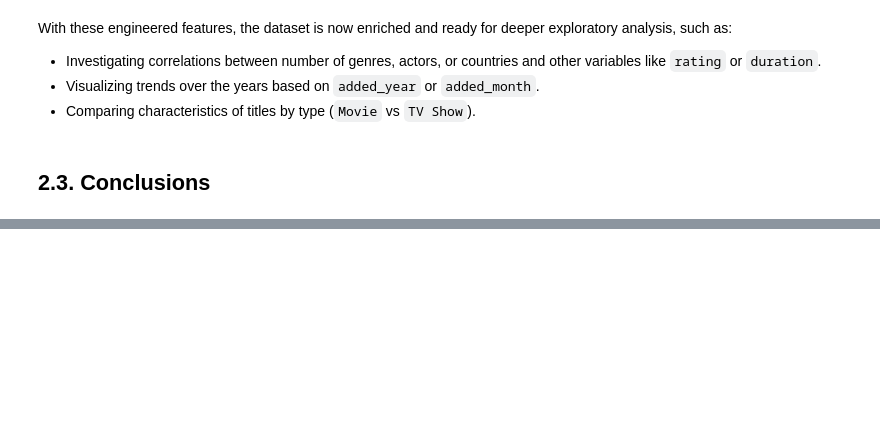
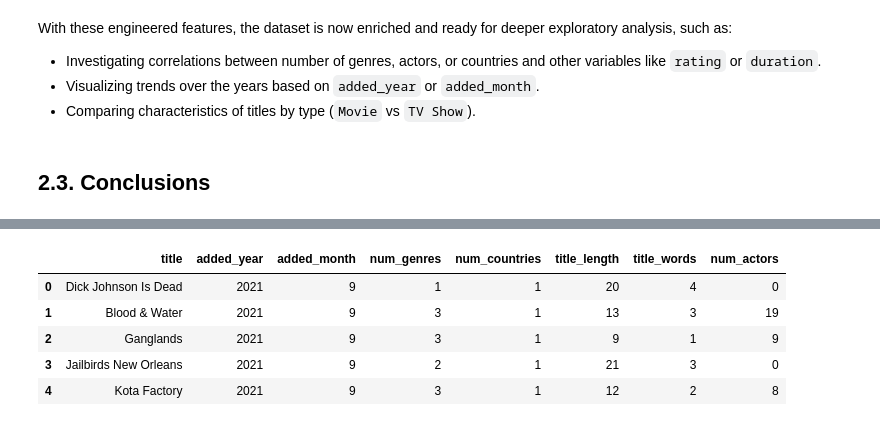
Before and after one commit to TomasrRodrigues/Netflix-Exploratory-Data-Analysis, a Jupyter notebook: NetflixEDA.ipynb, the cells around one changed output, grey strips where cells are left out. Cells and saved outputs as stored; diff of their text form; code cells hidden in the pictures; blank space fills up the shorter version.

```diff
--- a/NetflixEDA.ipynb
+++ b/NetflixEDA.ipynb
@@ -976,0 +1057,9 @@ With these engineered features, the dataset is now enriched and ready for deeper
+# %%
+display(df[['title','added_year', 'added_month','num_genres','num_countries','title_length','title_words','num_actors']].head())
+# %% [output]
+|  | title | added_year | added_month | num_genres | num_countries | title_length | title_words | num_actors |
+| 0 | Dick Johnson Is Dead | 2021 | 9 | 1 | 1 | 20 | 4 | 0 |
+| 1 | Blood & Water | 2021 | 9 | 3 | 1 | 13 | 3 | 19 |
+| 2 | Ganglands | 2021 | 9 | 3 | 1 | 9 | 1 | 9 |
+| 3 | Jailbirds New Orleans | 2021 | 9 | 2 | 1 | 21 | 3 | 0 |
+| 4 | Kota Factory | 2021 | 9 | 3 | 1 | 12 | 2 | 8 |
```
Also changed, not shown: parts of 10 cells of this notebook.
